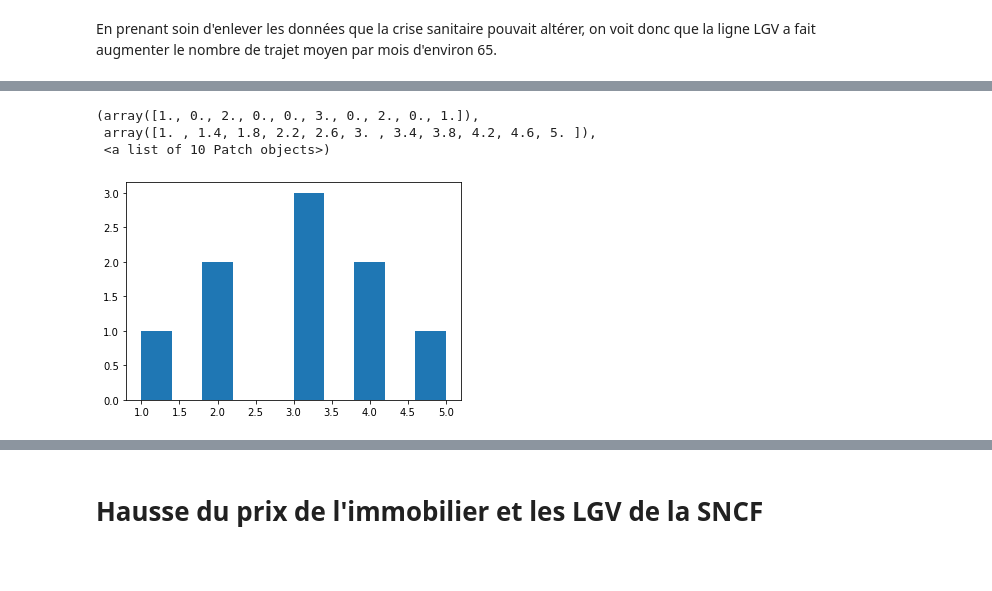
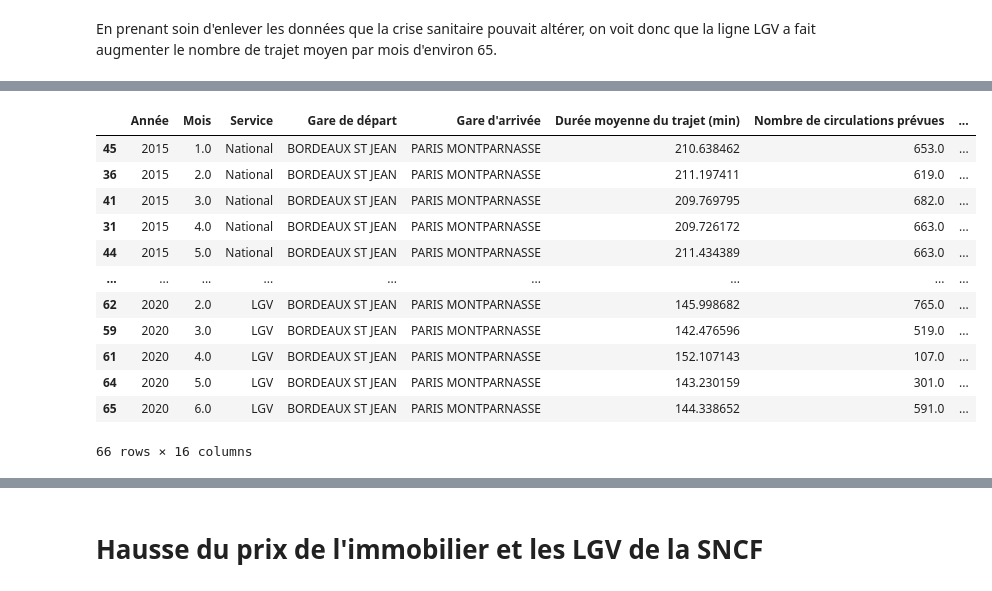
Before and after one commit to mdlbm/SNCF-Immobilier, a Jupyter notebook: Projet.ipynb, the cells around one changed output, grey strips where cells are left out. Cells and saved outputs as stored; diff of their text form; code cells hidden in the pictures; blank space fills up the shorter version.

```diff
--- a/Projet.ipynb
+++ b/Projet.ipynb
@@ -60,9 +53,21 @@ TypeError: ignored
-# %%
-data = [1,2,2,3,3,3,4,4,5]
-
-plt.hist(data)
-# %% [output]
-(array([1., 0., 2., 0., 0., 3., 0., 2., 0., 1.]),
- array([1. , 1.4, 1.8, 2.2, 2.6, 3. , 3.4, 3.8, 4.2, 4.6, 5. ]),
- <a list of 10 Patch objects>)
-[figure, removed]
+# %%
+#J'ai essayé, sans succès, de faire une fonction pour ne pas avoir  à refaire ce protocole
+bordeauxparis = pd.read_csv('https://raw.githubusercontent.com/mdlbm/SNCF-Immobilier/Mats/bordeauxparis.csv')
+bordeauxparis = bordeauxparis.sort_values(['Période'])
+bordeauxparis['Nombre de circulations effectives'] = (bordeauxparis['Nombre de circulations prévues'])-(bordeauxparis['Nombre de trains annulés']) #Création de la varaible nombre de circulations effectives
+bordeauxparis['Service'] = bordeauxparis['Service'].replace(np.nan,'LGV') #Remplacement des valeurs NaN par la valeur LGV
+bordeauxparis
+# %% [output]
+|  | Année | Mois | Service | Gare de départ | Gare d'arrivée | Durée moyenne du trajet (min) | Nombre de circulations prévues | ... |
+| 45 | 2015 | 1.0 | National | BORDEAUX ST JEAN | PARIS MONTPARNASSE | 210.638462 | 653.0 | ... |
+| 36 | 2015 | 2.0 | National | BORDEAUX ST JEAN | PARIS MONTPARNASSE | 211.197411 | 619.0 | ... |
+| 41 | 2015 | 3.0 | National | BORDEAUX ST JEAN | PARIS MONTPARNASSE | 209.769795 | 682.0 | ... |
+| 31 | 2015 | 4.0 | National | BORDEAUX ST JEAN | PARIS MONTPARNASSE | 209.726172 | 663.0 | ... |
+| 44 | 2015 | 5.0 | National | BORDEAUX ST JEAN | PARIS MONTPARNASSE | 211.434389 | 663.0 | ... |
+| ... | ... | ... | ... | ... | ... | ... | ... | ... |
+| 62 | 2020 | 2.0 | LGV | BORDEAUX ST JEAN | PARIS MONTPARNASSE | 145.998682 | 765.0 | ... |
+| 59 | 2020 | 3.0 | LGV | BORDEAUX ST JEAN | PARIS MONTPARNASSE | 142.476596 | 519.0 | ... |
+| 61 | 2020 | 4.0 | LGV | BORDEAUX ST JEAN | PARIS MONTPARNASSE | 152.107143 | 107.0 | ... |
+| 64 | 2020 | 5.0 | LGV | BORDEAUX ST JEAN | PARIS MONTPARNASSE | 143.230159 | 301.0 | ... |
+| 65 | 2020 | 6.0 | LGV | BORDEAUX ST JEAN | PARIS MONTPARNASSE | 144.338652 | 591.0 | ... |
+66 rows × 16 columns
```
Also changed, not shown: parts of 11 cells of this notebook.
